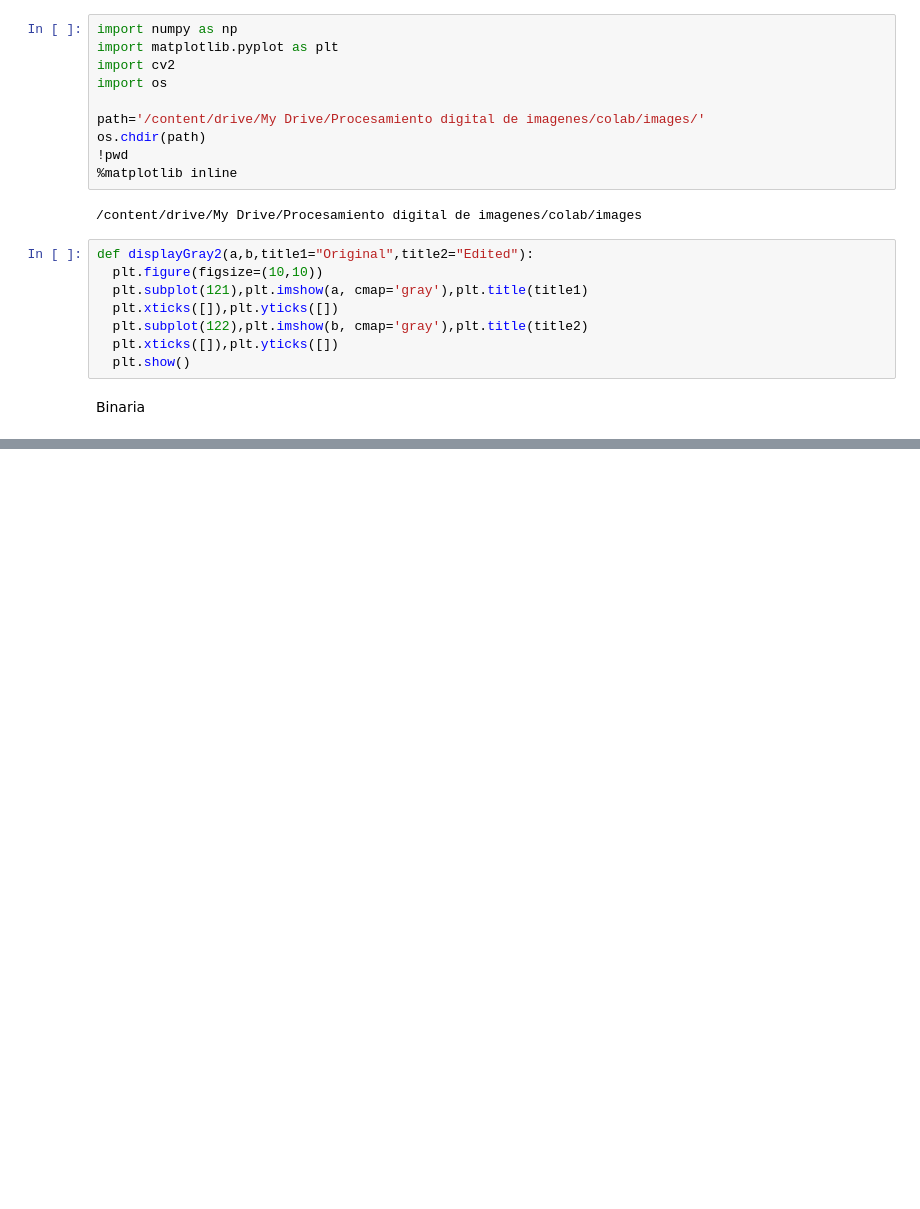
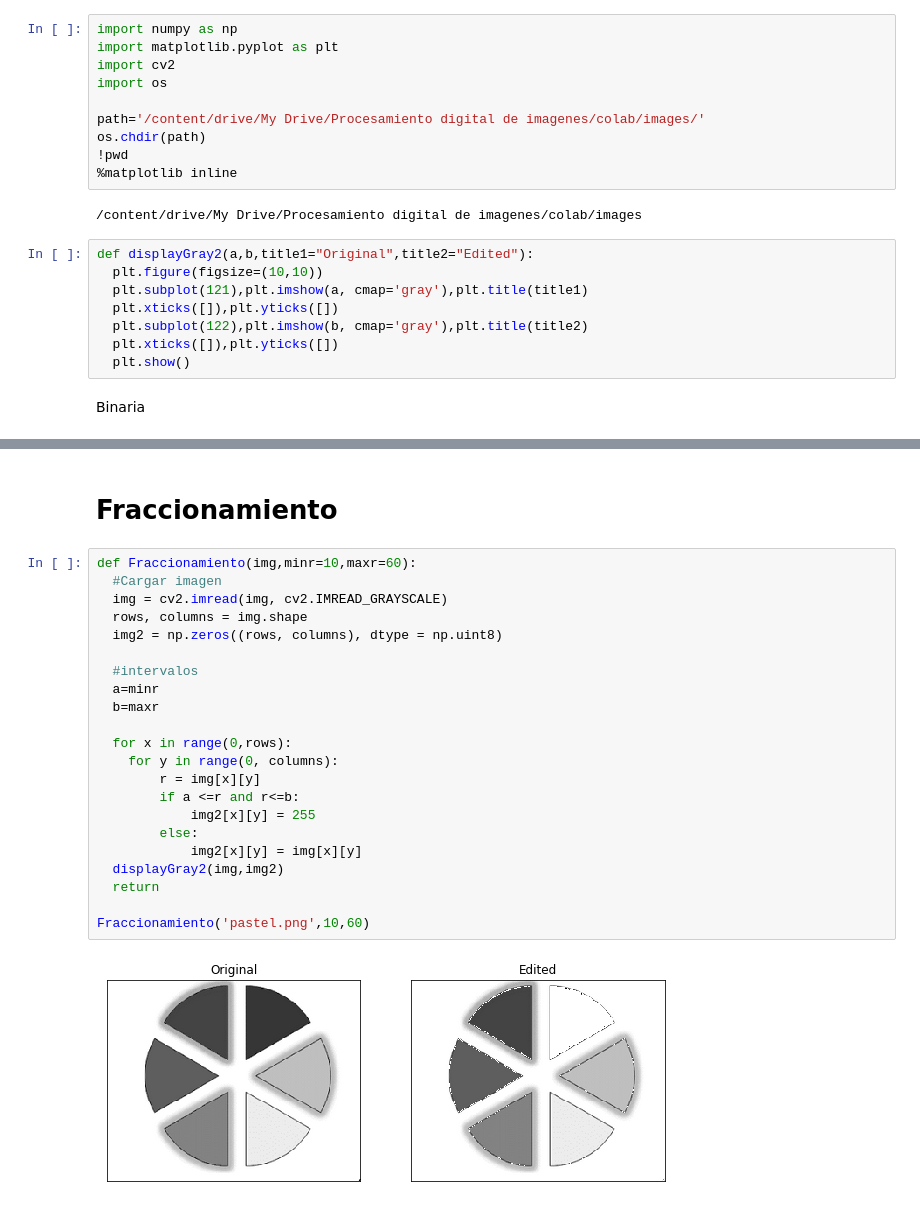
Before and after one commit to diegofdogonzalez/repositorio1-, a Jupyter notebook: Parcial1.ipynb, the cells around one changed output, grey strips where cells are left out. Saved outputs shown, nothing was run; the diff lists cells and outputs as text; blank space fills up the shorter version.

```diff
--- a/Parcial1.ipynb
+++ b/Parcial1.ipynb
@@ -55,0 +57,26 @@ Inversa
+# %% [markdown]
+# **Fraccionamiento**
+# %%
+def Fraccionamiento(img,minr=10,maxr=60):
+  #Cargar imagen
+  img = cv2.imread(img, cv2.IMREAD_GRAYSCALE)
+  rows, columns = img.shape
+  img2 = np.zeros((rows, columns), dtype = np.uint8)
+
+  #intervalos
+  a=minr
+  b=maxr
+
+  for x in range(0,rows):
+    for y in range(0, columns):
+        r = img[x][y]
+        if a <=r and r<=b:
+            img2[x][y] = 255
+        else:
+            img2[x][y] = img[x][y]
+  displayGray2(img,img2)
+  return
+
+Fraccionamiento('pastel.png',10,60)
+# %% [output]
+[figure, added]
```
Also changed, not shown: parts of 7 cells of this notebook.
